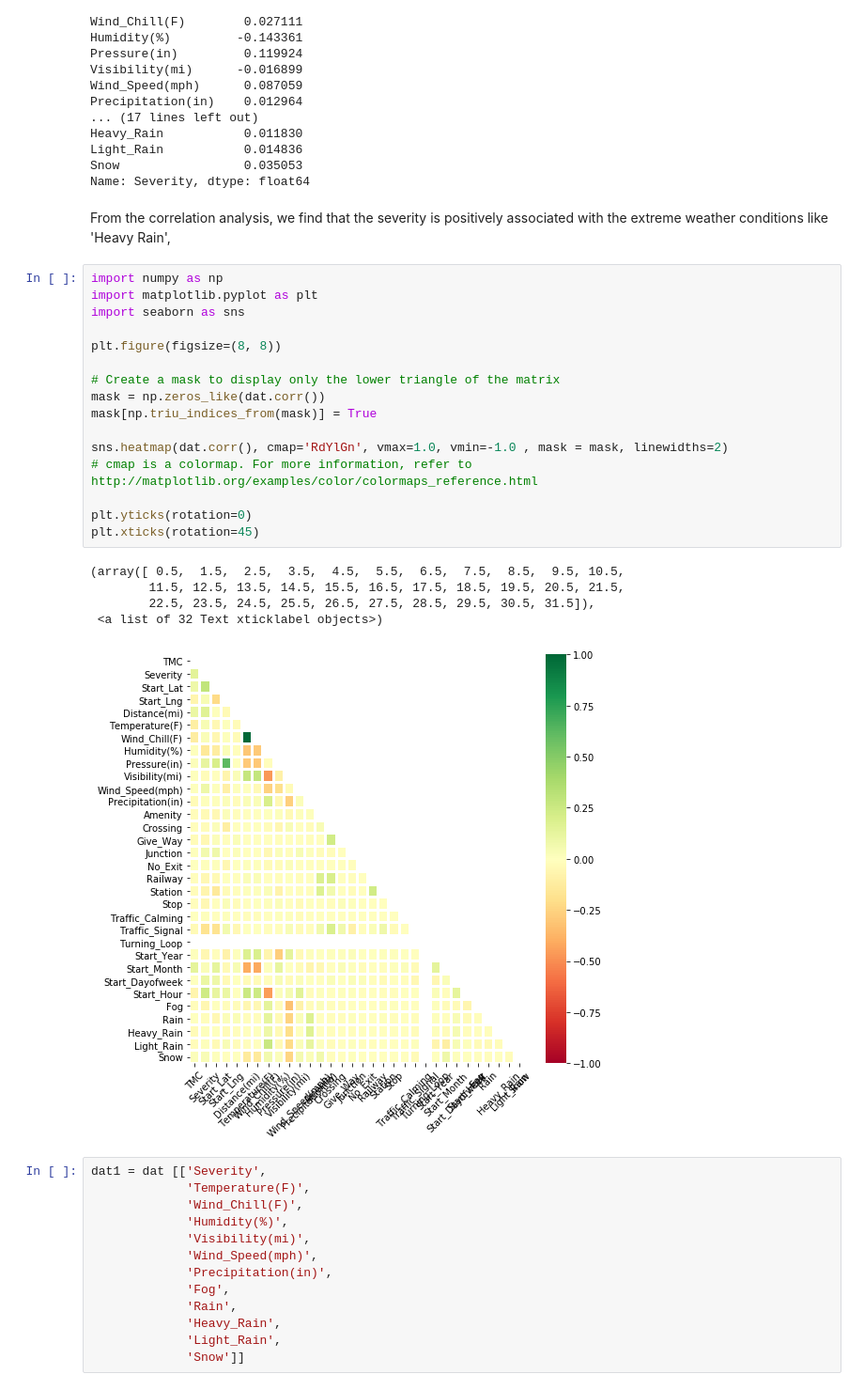
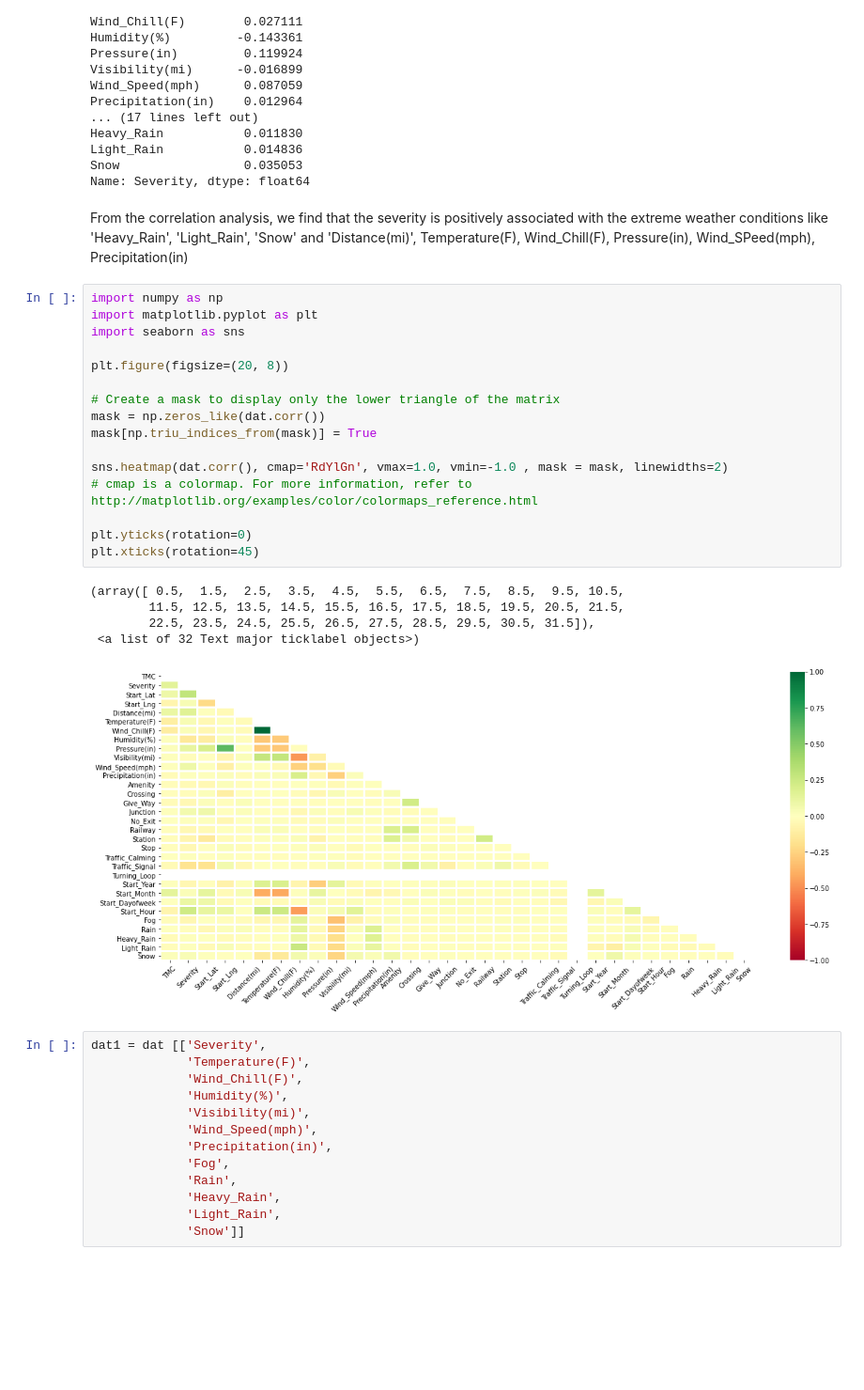
Before and after one commit to AjKovice/IST5520-Group-8, a Jupyter notebook: G8_Milestone_II_IST5520.ipynb, the cells around one changed output. Shown at 94% size. Drawn from its saved outputs; the diff is of its cells as text; blank space fills up the shorter version.

```diff
--- a/G8_Milestone_II_IST5520.ipynb
+++ b/G8_Milestone_II_IST5520.ipynb
@@ -462,29 +462,29 @@ Light_Rain           0.014836
 Snow                 0.035053
 Name: Severity, dtype: float64
 # %% [markdown]
-From the correlation analysis, we find that the severity is positively associated with the extreme weather conditions like 'Heavy Rain',
+From the correlation analysis, we find that the severity is positively associated with the extreme weather conditions like 'Heavy_Rain', 'Light_Rain', 'Snow' and 'Distance(mi)', Temperature(F), Wind_Chill(F), Pressure(in), Wind_SPeed(mph), Precipitation(in)
 # %%
 import numpy as np
 import matplotlib.pyplot as plt
 import seaborn as sns
 
-plt.figure(figsize=(8, 8))
+plt.figure(figsize=(20, 8))
 
 # Create a mask to display only the lower triangle of the matrix
 mask = np.zeros_like(dat.corr())
 mask[np.triu_indices_from(mask)] = True
 
 sns.heatmap(dat.corr(), cmap='RdYlGn', vmax=1.0, vmin=-1.0 , mask = mask, linewidths=2)
 # cmap is a colormap. For more information, refer to http://matplotlib.org/examples/color/colormaps_reference.html
 
 plt.yticks(rotation=0)
 plt.xticks(rotation=45)
 # %% [output]
 (array([ 0.5,  1.5,  2.5,  3.5,  4.5,  5.5,  6.5,  7.5,  8.5,  9.5, 10.5,
         11.5, 12.5, 13.5, 14.5, 15.5, 16.5, 17.5, 18.5, 19.5, 20.5, 21.5,
         22.5, 23.5, 24.5, 25.5, 26.5, 27.5, 28.5, 29.5, 30.5, 31.5]),
- <a list of 32 Text xticklabel objects>)
+ <a list of 32 Text major ticklabel objects>)
-[figure, old version]
+[figure, new version]
 # %%
 dat1 = dat [['Severity',
              'Temperature(F)',
```
Also changed, not shown: parts of 8 cells of this notebook.
